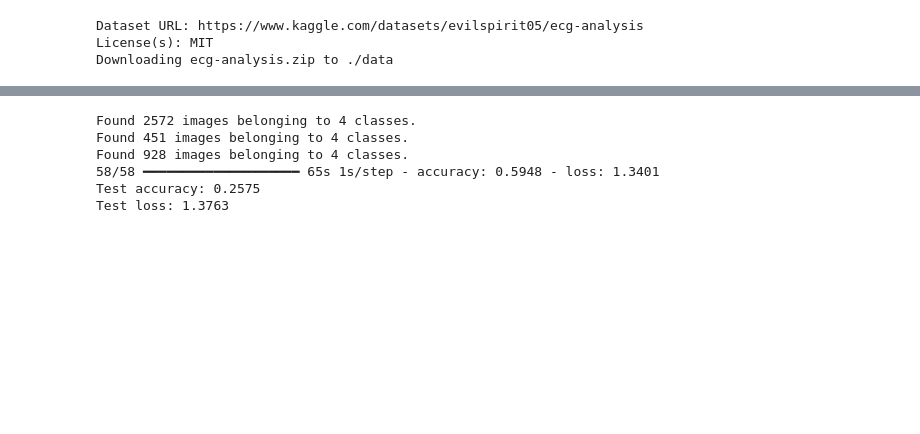
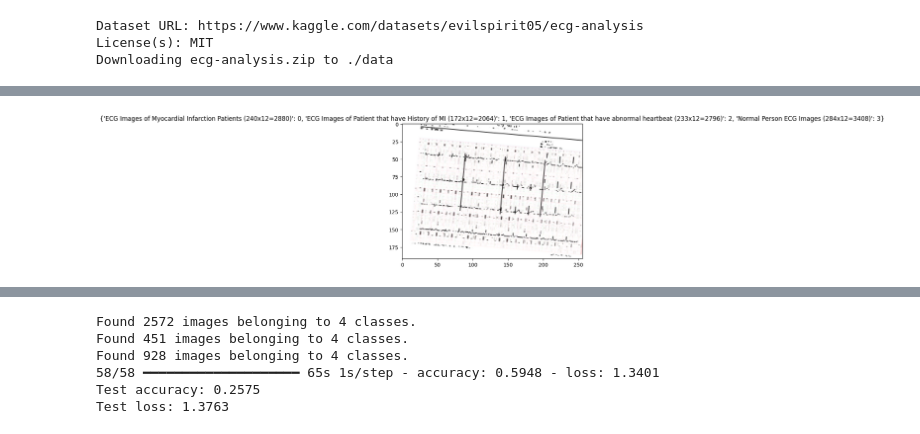
Before and after one commit to mateollorente/Producto, a Jupyter notebook: beatai.ipynb, the cells around one changed output, grey strips where cells are left out. Cells and saved outputs as stored; diff of their text form; code cells hidden in the pictures; blank space fills up the shorter version.

```diff
--- a/beatai.ipynb
+++ b/beatai.ipynb
@@ -165,12 +156,2 @@ def visualize_attention(model, img_path, last_conv_layer='conv3'):
     plt.axis('off')
     plt.show()
-# %%
-dataset_path = "./data/ECG_DATA/"
-train_gen, val_gen, test_gen = preprocess_dataset(dataset_path)
-
-model = build_attention_model()
-history = model.fit(
-    train_gen,
-    validation_data=val_gen,
-    epochs=1
-)
@@ -182,3 +247,12 @@ Found 928 images belonging to 4 classes.
+# %%
+import matplotlib.pyplot as plt
+
+x_batch, y_batch = next(train_gen)
+plt.imshow(x_batch[0].astype("float32"))
+plt.title(train_gen.class_indices)
+plt.show()
+# %% [output]
+[figure, added]
 # %%
 def show_graphs(history):
     plt.figure(figsize=(10,4))
```
Also changed, not shown: parts of 17 cells of this notebook.
